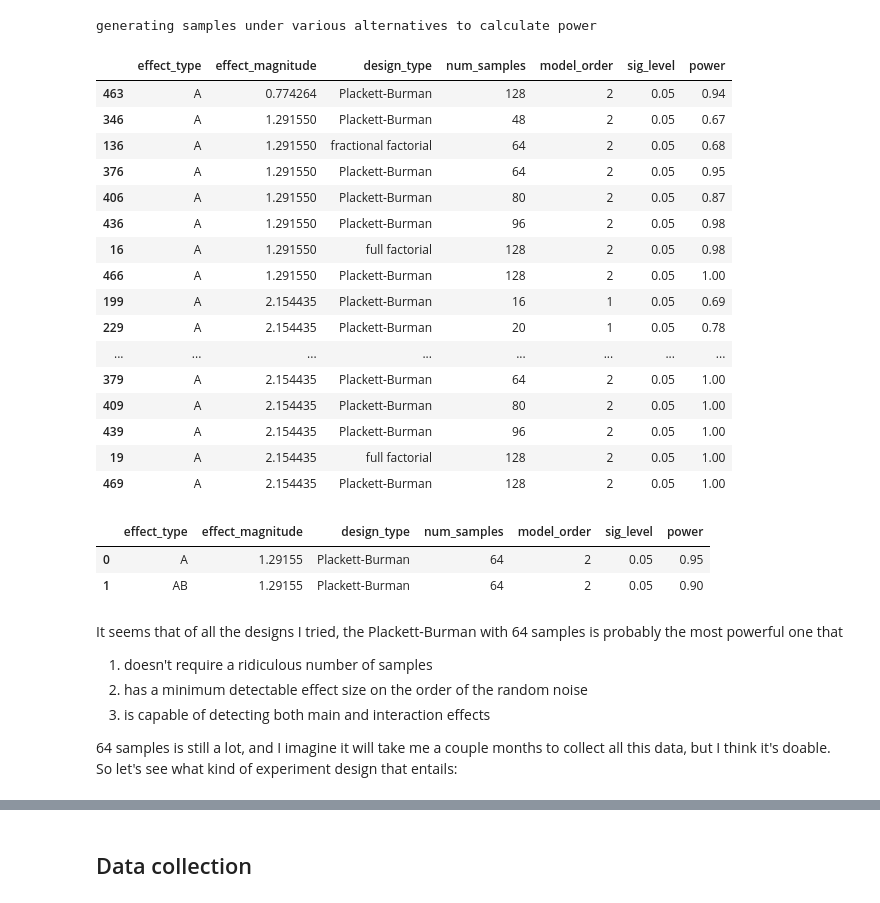
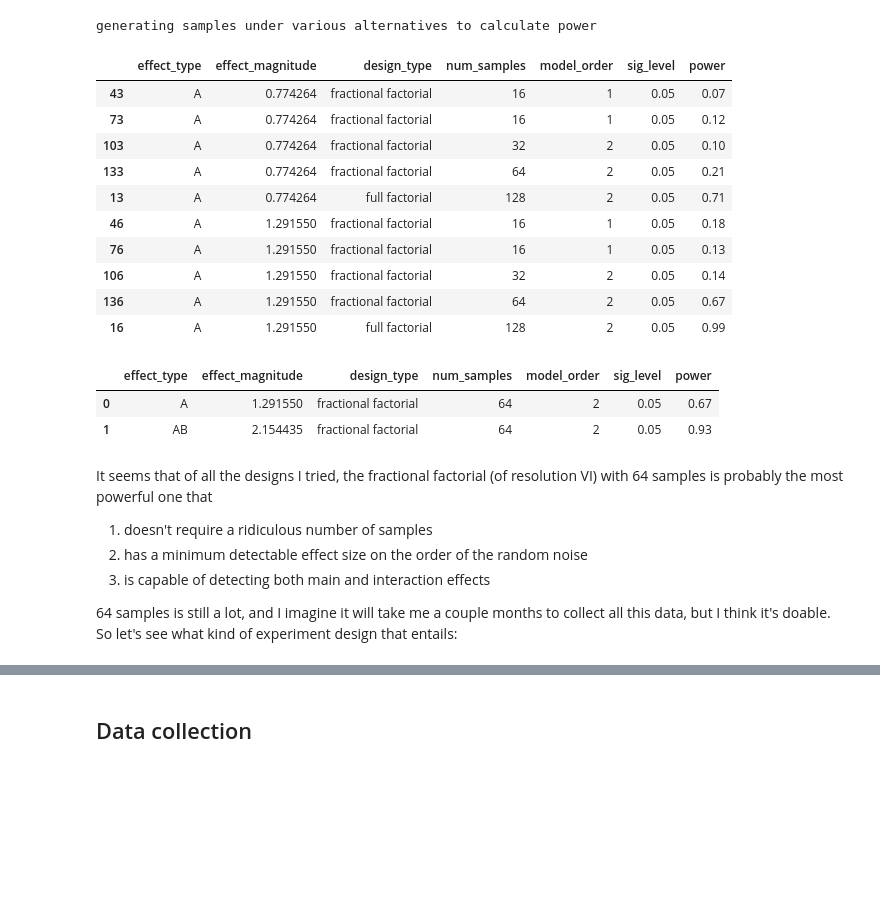
Before and after one commit to ecotner/popcorn-experiments, a Jupyter notebook: experiments/exp001/exp001.ipynb, the cells around one changed output, grey strips where cells are left out. Drawn from its saved outputs; the diff is of its cells as text; code cells hidden in the pictures; blank space fills up the shorter version.

```diff
--- a/experiments/exp001/exp001.ipynb
+++ b/experiments/exp001/exp001.ipynb
@@ -254,6 +252,7 @@ def pval_func_factory(null_statistics: list[float]):
     null_statistics = np.array(sorted(null_statistics))
     return lambda stat: np.interp(stat, null_statistics, np.linspace(0, 1, len(null_statistics)))
 
+design = doe.fracfact_by_res(n=7, res=6)
 null_llr_1 = run_simulation(design, num_iter=1000, treatment_effects={}, stat_name="log_likelihood_ratio", analyze_kwargs={"max_interaction_order": 1})
 get_pvalue_1 = pval_func_factory(null_llr_1)
 null_llr_2 = run_simulation(design, num_iter=1000, treatment_effects={}, stat_name="log_likelihood_ratio", analyze_kwargs={"max_interaction_order": 2})
@@ -346,28 +332,22 @@ power_df = pd.DataFrame(power_df, columns=["effect_type", "effect_magnitude", "d
 generating null samples to calculate p-values
 generating samples under various alternatives to calculate power
 # %%
-df = power_df.query("sig_level == 0.05 & power >= 0.6 & effect_type == 'A' & num_samples <= 128")
+df = power_df.query("sig_level == 0.05 & abs(effect_magnitude - 1) < 0.5 & effect_type == 'A'")
 df.sort_values(["effect_magnitude", "num_samples"], ascending=[True, True]).head(20)
 # %% [output]
 |  | effect_type | effect_magnitude | design_type | num_samples | model_order | sig_level | power |
-| 463 | A | 0.774264 | Plackett-Burman | 128 | 2 | 0.05 | 0.94 |
-| 346 | A | 1.291550 | Plackett-Burman | 48 | 2 | 0.05 | 0.67 |
-| 136 | A | 1.291550 | fractional factorial | 64 | 2 | 0.05 | 0.68 |
-| 376 | A | 1.291550 | Plackett-Burman | 64 | 2 | 0.05 | 0.95 |
-| 406 | A | 1.291550 | Plackett-Burman | 80 | 2 | 0.05 | 0.87 |
-| 436 | A | 1.291550 | Plackett-Burman | 96 | 2 | 0.05 | 0.98 |
-| 16 | A | 1.291550 | full factorial | 128 | 2 | 0.05 | 0.98 |
-| 466 | A | 1.291550 | Plackett-Burman | 128 | 2 | 0.05 | 1.00 |
-| 199 | A | 2.154435 | Plackett-Burman | 16 | 1 | 0.05 | 0.69 |
-| 229 | A | 2.154435 | Plackett-Burman | 20 | 1 | 0.05 | 0.78 |
-| ... | ... | ... | ... | ... | ... | ... | ... |
-| 379 | A | 2.154435 | Plackett-Burman | 64 | 2 | 0.05 | 1.00 |
-| 409 | A | 2.154435 | Plackett-Burman | 80 | 2 | 0.05 | 1.00 |
-| 439 | A | 2.154435 | Plackett-Burman | 96 | 2 | 0.05 | 1.00 |
-| 19 | A | 2.154435 | full factorial | 128 | 2 | 0.05 | 1.00 |
-| 469 | A | 2.154435 | Plackett-Burman | 128 | 2 | 0.05 | 1.00 |
+| 43 | A | 0.774264 | fractional factorial | 16 | 1 | 0.05 | 0.07 |
+| 73 | A | 0.774264 | fractional factorial | 16 | 1 | 0.05 | 0.12 |
+| 103 | A | 0.774264 | fractional factorial | 32 | 2 | 0.05 | 0.10 |
+| 133 | A | 0.774264 | fractional factorial | 64 | 2 | 0.05 | 0.21 |
+| 13 | A | 0.774264 | full factorial | 128 | 2 | 0.05 | 0.71 |
+| 46 | A | 1.291550 | fractional factorial | 16 | 1 | 0.05 | 0.18 |
+| 76 | A | 1.291550 | fractional factorial | 16 | 1 | 0.05 | 0.13 |
+| 106 | A | 1.291550 | fractional factorial | 32 | 2 | 0.05 | 0.14 |
+| 136 | A | 1.291550 | fractional factorial | 64 | 2 | 0.05 | 0.67 |
+| 16 | A | 1.291550 | full factorial | 128 | 2 | 0.05 | 0.99 |
 # %%
-df = power_df.query("design_type == 'Plackett-Burman' & num_samples == 64 & power >= 0.6 & sig_level == 0.05")
+df = power_df.query("design_type == 'fractional factorial' & num_samples == 64 & power >= 0.6 & sig_level == 0.05")
 merge_df = (
     df
     .groupby("effect_type")["effect_magnitude"].min()
@@ -377,10 +357,10 @@ merge_df = (
 df.merge(merge_df, on=["effect_type", "effect_magnitude"], how="inner")
 # %% [output]
 |  | effect_type | effect_magnitude | design_type | num_samples | model_order | sig_level | power |
-| 0 | A | 1.29155 | Plackett-Burman | 64 | 2 | 0.05 | 0.95 |
-| 1 | AB | 1.29155 | Plackett-Burman | 64 | 2 | 0.05 | 0.90 |
+| 0 | A | 1.291550 | fractional factorial | 64 | 2 | 0.05 | 0.67 |
+| 1 | AB | 2.154435 | fractional factorial | 64 | 2 | 0.05 | 0.93 |
 # %% [markdown]
-It seems that of all the designs I tried, the Plackett-Burman with 64 samples is probably the most powerful one that
+It seems that of all the designs I tried, the fractional factorial (of resolution VI) with 64 samples is probably the most powerful one that
 
 1. doesn't require a ridiculous number of samples
 2. has a minimum detectable effect size on the order of the random noise
```
Also changed, not shown: parts of 7 cells of this notebook, 1 other file.
